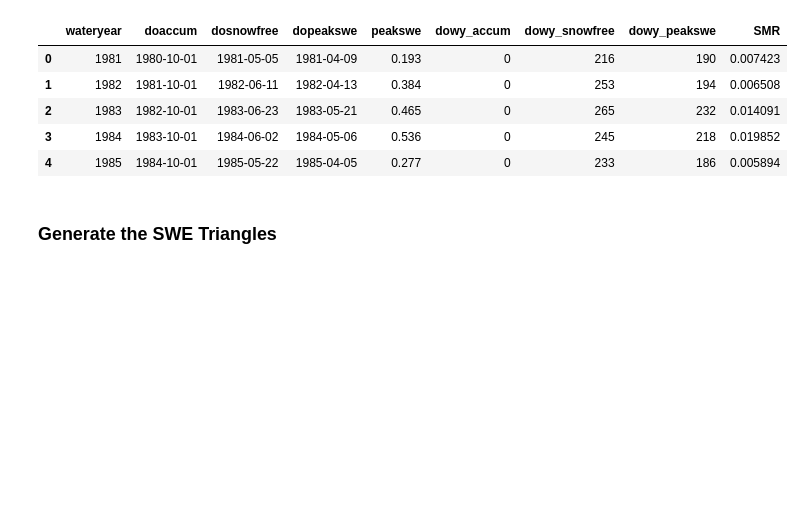
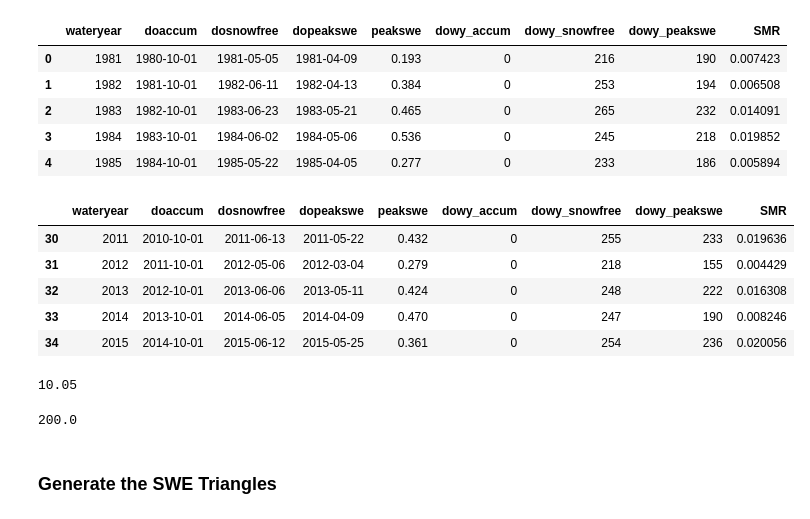
Before and after one commit to theobarnhart/rhessys_prep_analysis, a Jupyter notebook: smex/Nr1_snowmelt_scenarios_v7.ipynb, the cells around one changed output. Drawn from its saved outputs; the diff is of its cells as text; code cells hidden in the pictures; blank space fills up the shorter version.

```diff
--- a/smex/Nr1_snowmelt_scenarios_v7.ipynb
+++ b/smex/Nr1_snowmelt_scenarios_v7.ipynb
@@ -76,6 +76,23 @@ stats.head()
 | 2 | 1983 | 1982-10-01 | 1983-06-23 | 1983-05-21 | 0.465 | 0 | 265 | 232 | 0.014091 |
 | 3 | 1984 | 1983-10-01 | 1984-06-02 | 1984-05-06 | 0.536 | 0 | 245 | 218 | 0.019852 |
 | 4 | 1985 | 1984-10-01 | 1985-05-22 | 1985-04-05 | 0.277 | 0 | 233 | 186 | 0.005894 |
+# %%
+stats.tail()
+# %% [output]
+|  | wateryear | doaccum | dosnowfree | dopeakswe | peakswe | dowy_accum | dowy_snowfree | dowy_peakswe | SMR |
+| 30 | 2011 | 2010-10-01 | 2011-06-13 | 2011-05-22 | 0.432 | 0 | 255 | 233 | 0.019636 |
+| 31 | 2012 | 2011-10-01 | 2012-05-06 | 2012-03-04 | 0.279 | 0 | 218 | 155 | 0.004429 |
+| 32 | 2013 | 2012-10-01 | 2013-06-06 | 2013-05-11 | 0.424 | 0 | 248 | 222 | 0.016308 |
+| 33 | 2014 | 2013-10-01 | 2014-06-05 | 2014-04-09 | 0.470 | 0 | 247 | 190 | 0.008246 |
+| 34 | 2015 | 2014-10-01 | 2015-06-12 | 2015-05-25 | 0.361 | 0 | 254 | 236 | 0.020056 |
+# %%
+round(stats.SMR.mean()*1000,2)
+# %% [output]
+10.05
+# %%
+round(stats.dowy_peakswe.mean())
+# %% [output]
+200.0
 # %% [markdown]
 ### Generate the SWE Triangles
 # %%
```
Also changed, not shown: parts of 1 cell of this notebook, 5 other files.
